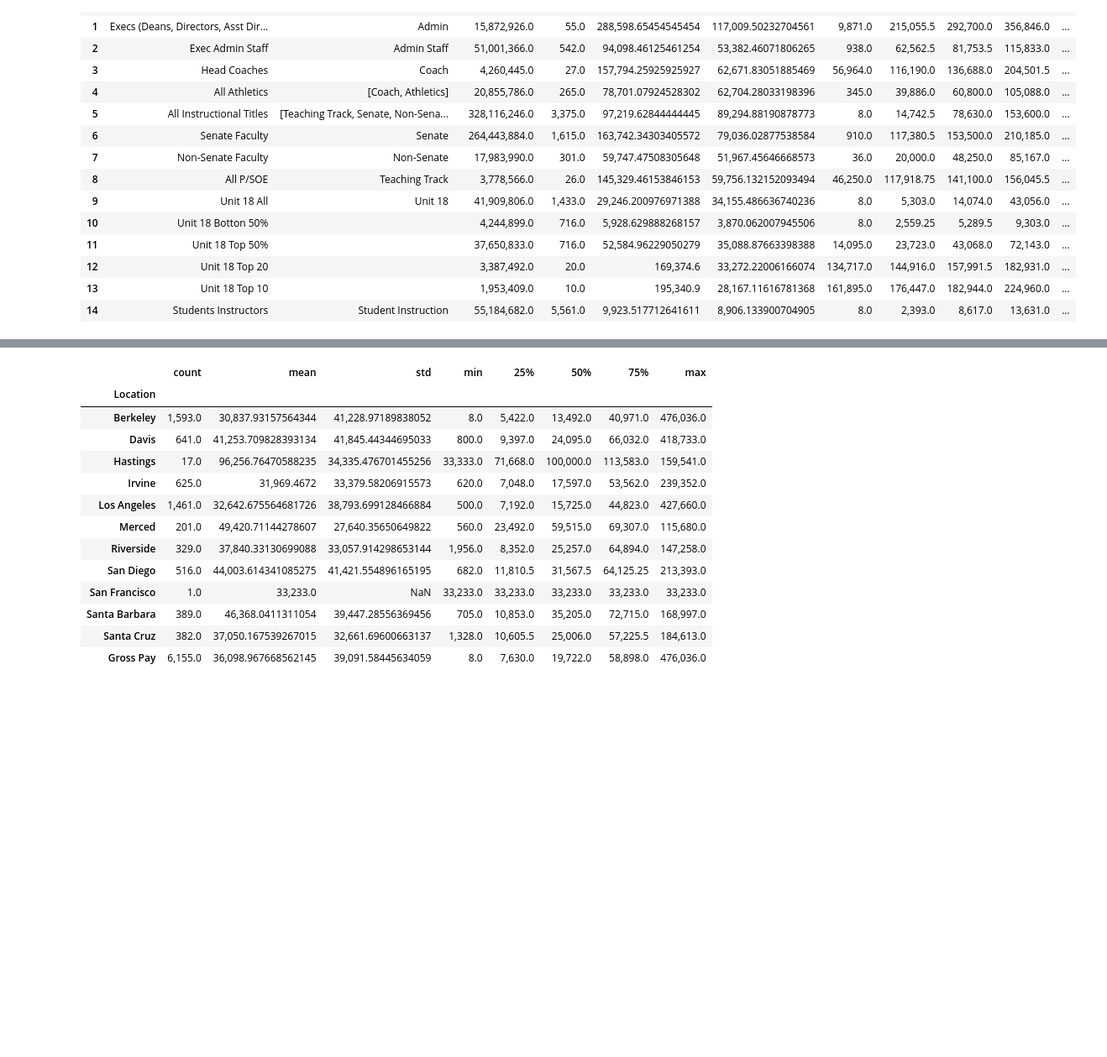
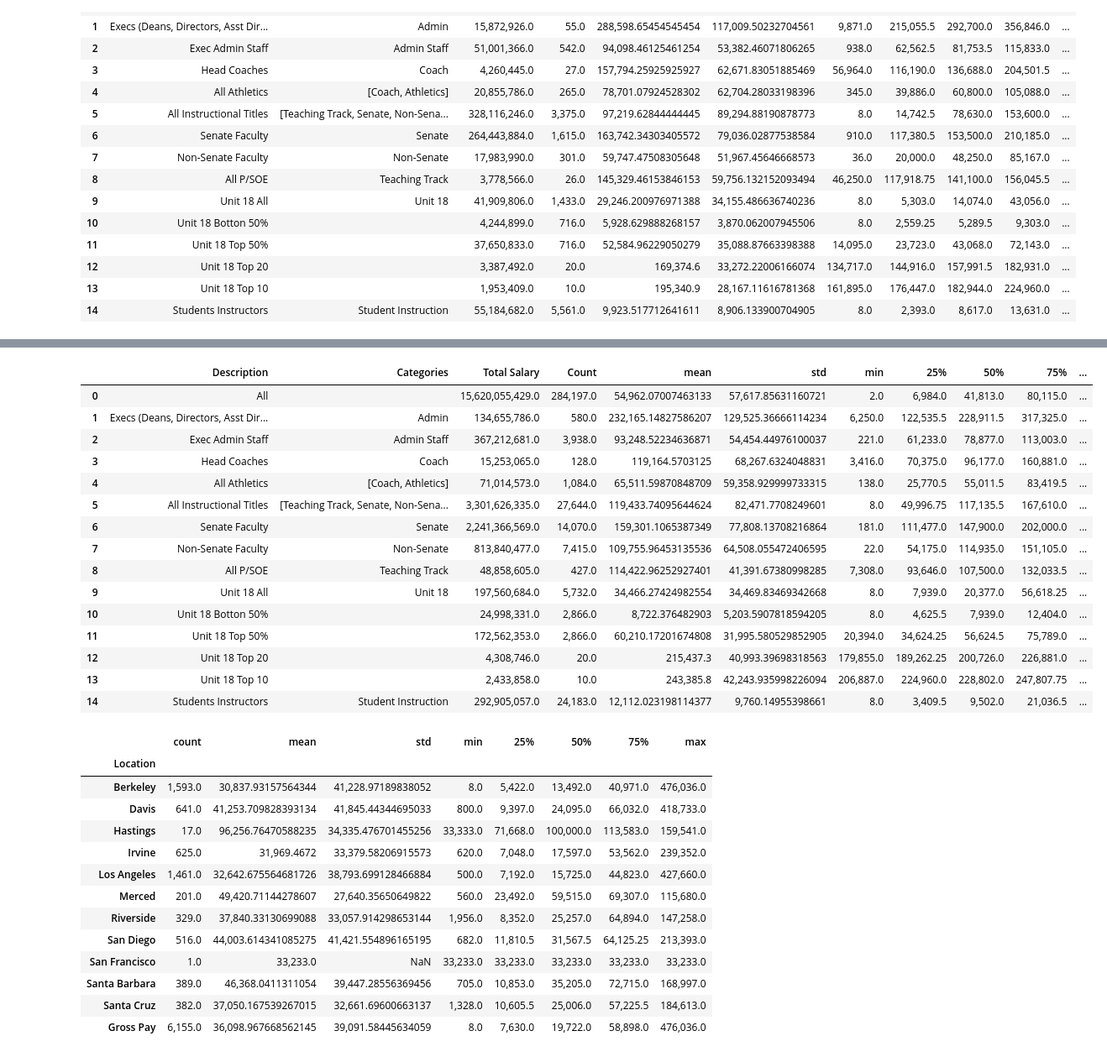
Before and after one commit to cycomachead/uc-salary-data, a Jupyter notebook: notebook.ipynb, the cells around one changed output, grey strips where cells are left out. Shown: that part at 84% size. Drawn from its saved outputs; the diff is of its cells as text; code cells hidden in the pictures; blank space fills up the shorter version.

```diff
--- a/notebook.ipynb
+++ b/notebook.ipynb
@@ -328,3 +335,71 @@ table_data()
+# %%
+# LECTURERS/UNIT 18 COUNTS
+lect_count = lect_salaries_2020['id'].count()
+half_lects = int(lect_count * 0.5)
+top_42_uc = lect_salaries_2020.nlargest(int(lect_count * 0.42), PAY_COL)
+top_20_lects_uc = lect_salaries_2020.nlargest(20, PAY_COL)
+top_50pct = lect_salaries_2020.nlargest(half_lects, PAY_COL)
+top_10_lects_uc = lect_salaries_2020.nlargest(10, PAY_COL)
+bottom_50pct = lect_salaries_2020.nsmallest(half_lects, PAY_COL)
+
+instructional = ['Teaching Track', 'Senate', 'Non-Senate', 'Unit 18']
+u18 = 'Unit 18'
+salaries = (
+    ('All', salaries_2020, ''),
+    ('Execs (Deans, Directors, Asst Directors)', salaries_2020, 'Admin'),
+    ('Exec Admin Staff', salaries_2020, 'Admin Staff'),
+    ('Head Coaches', salaries_2020, 'Coach'),
+    ('All Athletics', salaries_2020, ['Coach', 'Athletics']),
+    ('All Instructional Titles', salaries_2020, instructional),
+    ('Senate Faculty', salaries_2020, 'Senate'),
+    ('Non-Senate Faculty', salaries_2020, 'Non-Senate'),
+    ('All P/SOE', salaries_2020, 'Teaching Track'),
+    ('Unit 18 All', salaries_2020, u18),
+    ('Unit 18 Botton 50%', bottom_50pct, ''),
+    ('Unit 18 Top 50%', top_50pct, ''),
+    ('Unit 18 Top 20', top_20_lects_uc, ''),
+    ('Unit 18 Top 10', top_10_lects_uc, ''),
+    ('Students Instructors', salaries_2020, 'Student Instruction')
+)
+
+# pretty_print_data()
+def describe(df, stats):
+    return df.agg(stats).append(df.describe())
+
+def table_data():
+    def make_row(row):
+        description, df, titles = row
+        records = titles_in_category(df, titles)[PAY_COL]
+        # data = records.describe()
+        data = describe(records, ['sum']).rename({ 'sum': 'Total Salary', 'count': 'Count '})
+        # 'Total Salary': f'${data[0]:,}',  'Count': f'{data[1]:,}'
+        result = {'Description': description, 'Categories': titles }
+        result.update(data)
+        return result
+
+
+    results = map(make_row, salaries)
+    # return list(results)
+    return pd.DataFrame(results)
+
+table_data()
+# %% [output]
+|  | Description | Categories | Total Salary | Count | mean | std | min | 25% | 50% | 75% | ... |
+| 0 | All |  | 15,620,055,429.0 | 284,197.0 | 54,962.07007463133 | 57,617.85631160721 | 2.0 | 6,984.0 | 41,813.0 | 80,115.0 | ... |
+| 1 | Execs (Deans, Directors, Asst Dir... | Admin | 134,655,786.0 | 580.0 | 232,165.14827586207 | 129,525.36666114234 | 6,250.0 | 122,535.5 | 228,911.5 | 317,325.0 | ... |
+| 2 | Exec Admin Staff | Admin Staff | 367,212,681.0 | 3,938.0 | 93,248.52234636871 | 54,454.44976100037 | 221.0 | 61,233.0 | 78,877.0 | 113,003.0 | ... |
+| 3 | Head Coaches | Coach | 15,253,065.0 | 128.0 | 119,164.5703125 | 68,267.6324048831 | 3,416.0 | 70,375.0 | 96,177.0 | 160,881.0 | ... |
+| 4 | All Athletics | [Coach, Athletics] | 71,014,573.0 | 1,084.0 | 65,511.59870848709 | 59,358.929999733315 | 138.0 | 25,770.5 | 55,011.5 | 83,419.5 | ... |
+| 5 | All Instructional Titles | [Teaching Track, Senate, Non-Sena... | 3,301,626,335.0 | 27,644.0 | 119,433.74095644624 | 82,471.7708249601 | 8.0 | 49,996.75 | 117,135.5 | 167,610.0 | ... |
+| 6 | Senate Faculty | Senate | 2,241,366,569.0 | 14,070.0 | 159,301.1065387349 | 77,808.13708216864 | 181.0 | 111,477.0 | 147,900.0 | 202,000.0 | ... |
+| 7 | Non-Senate Faculty | Non-Senate | 813,840,477.0 | 7,415.0 | 109,755.96453135536 | 64,508.055472406595 | 22.0 | 54,175.0 | 114,935.0 | 151,105.0 | ... |
+| 8 | All P/SOE | Teaching Track | 48,858,605.0 | 427.0 | 114,422.96252927401 | 41,391.67380998285 | 7,308.0 | 93,646.0 | 107,500.0 | 132,033.5 | ... |
+| 9 | Unit 18 All | Unit 18 | 197,560,684.0 | 5,732.0 | 34,466.27424982554 | 34,469.83469342668 | 8.0 | 7,939.0 | 20,377.0 | 56,618.25 | ... |
+| 10 | Unit 18 Botton 50% |  | 24,998,331.0 | 2,866.0 | 8,722.376482903 | 5,203.5907818594205 | 8.0 | 4,625.5 | 7,939.0 | 12,404.0 | ... |
+| 11 | Unit 18 Top 50% |  | 172,562,353.0 | 2,866.0 | 60,210.17201674808 | 31,995.580529852905 | 20,394.0 | 34,624.25 | 56,624.5 | 75,789.0 | ... |
+| 12 | Unit 18 Top 20 |  | 4,308,746.0 | 20.0 | 215,437.3 | 40,993.39698318563 | 179,855.0 | 189,262.25 | 200,726.0 | 226,881.0 | ... |
+| 13 | Unit 18 Top 10 |  | 2,433,858.0 | 10.0 | 243,385.8 | 42,243.935998226094 | 206,887.0 | 224,960.0 | 228,802.0 | 247,807.75 | ... |
+| 14 | Students Instructors | Student Instruction | 292,905,057.0 | 24,183.0 | 12,112.023198114377 | 9,760.14955398661 | 8.0 | 3,409.5 | 9,502.0 | 21,036.5 | ... |
 # %%
 lect_salaries_2020.groupby('Location')[PAY_COL].describe().append(lect_salaries_2020[PAY_COL].describe())
 # %% [output]
```
Also changed, not shown: parts of 6 cells of this notebook, 32 other files.
